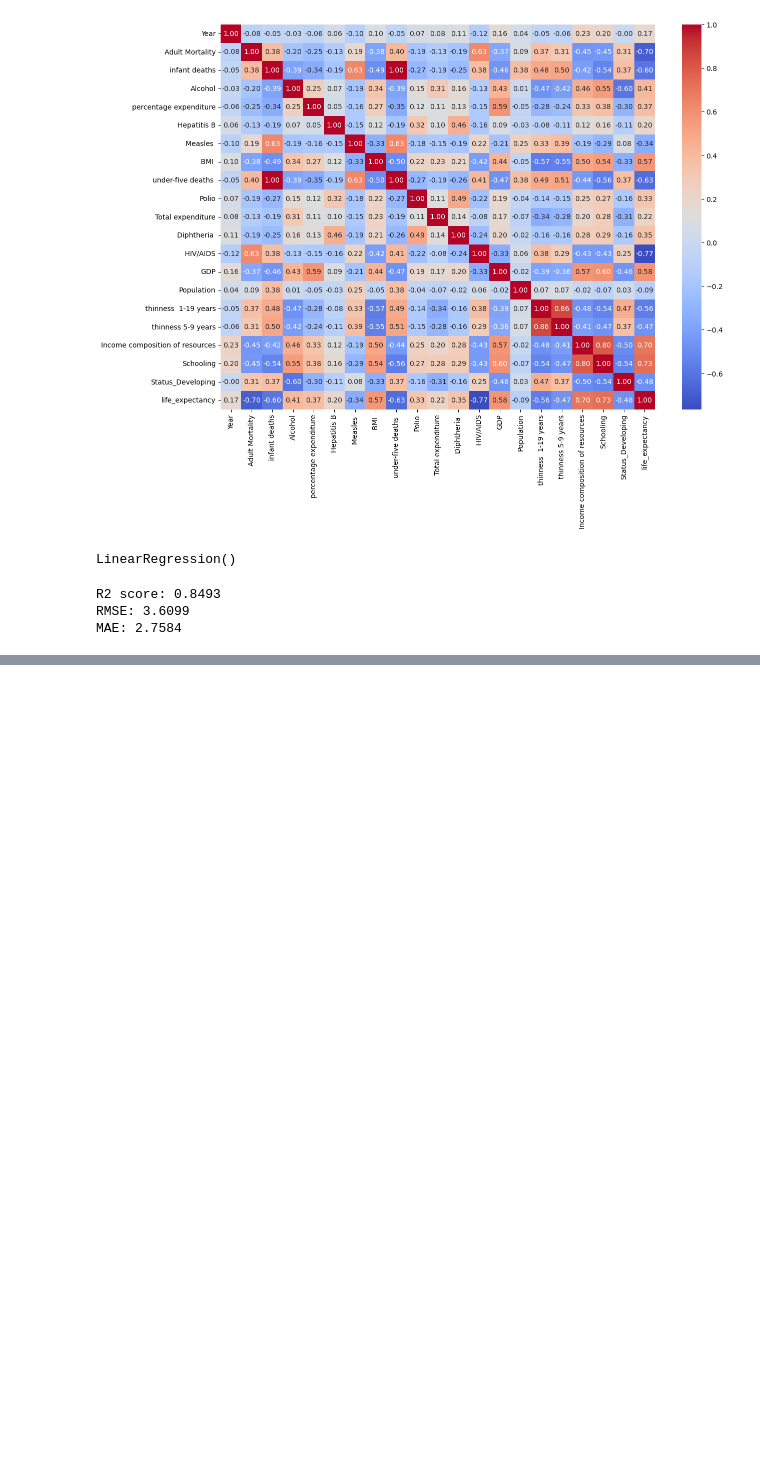
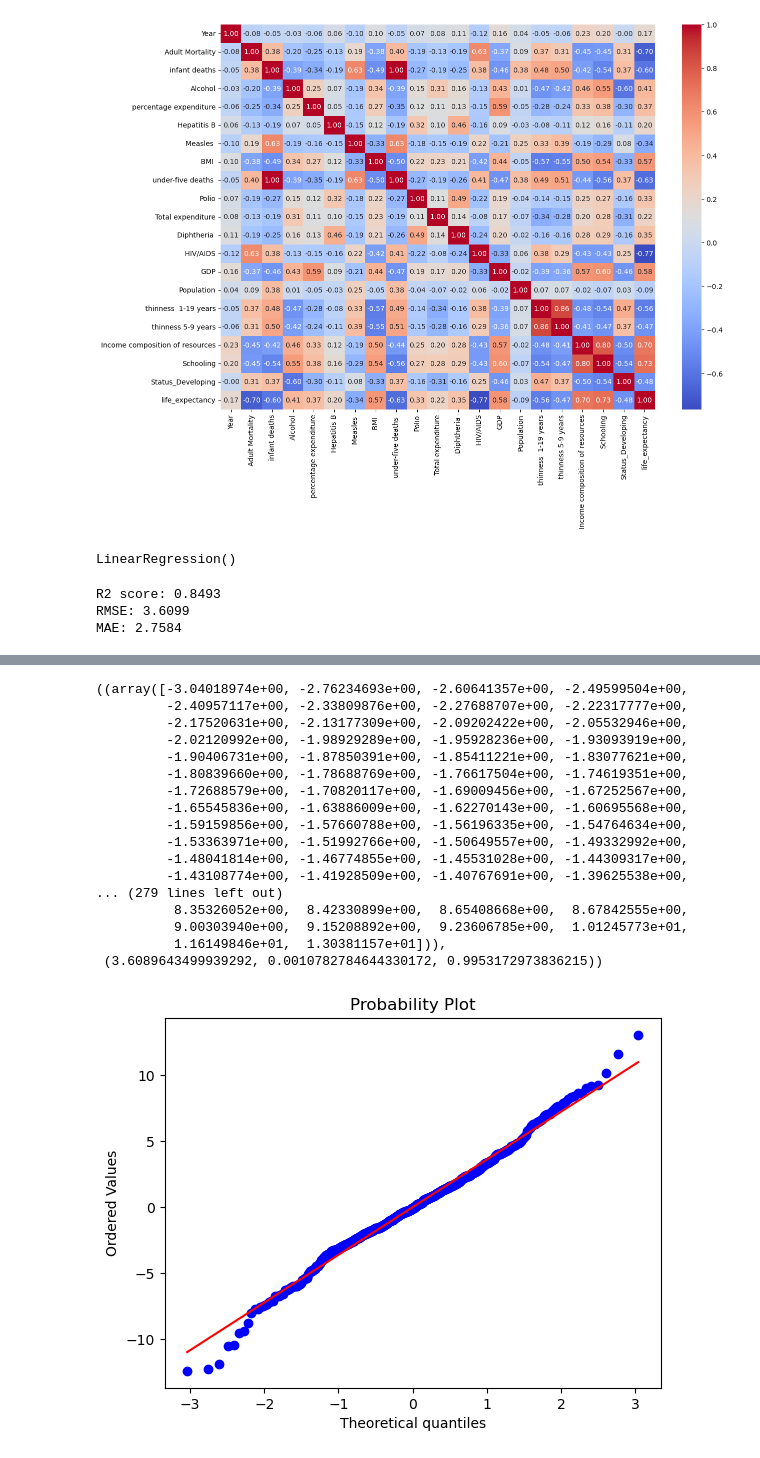
Before and after one commit to flo-shi/Life-Expectancy, a Jupyter notebook: life expectancy.ipynb, the cells around one changed output, grey strips where cells are left out. Saved outputs shown, nothing was run; the diff lists cells and outputs as text; code cells hidden in the pictures; blank space fills up the shorter version.

```diff
--- a/life expectancy.ipynb
+++ b/life expectancy.ipynb
@@ -212,0 +246,23 @@ MAE: 2.7584
+# %%
+import scipy.stats as stats
+
+stats.probplot(residuals, dist="norm", plot=plt)
+# %% [output]
+((array([-3.04018974e+00, -2.76234693e+00, -2.60641357e+00, -2.49599504e+00,
+         -2.40957117e+00, -2.33809876e+00, -2.27688707e+00, -2.22317777e+00,
+         -2.17520631e+00, -2.13177309e+00, -2.09202422e+00, -2.05532946e+00,
+         -2.02120992e+00, -1.98929289e+00, -1.95928236e+00, -1.93093919e+00,
+         -1.90406731e+00, -1.87850391e+00, -1.85411221e+00, -1.83077621e+00,
+         -1.80839660e+00, -1.78688769e+00, -1.76617504e+00, -1.74619351e+00,
+         -1.72688579e+00, -1.70820117e+00, -1.69009456e+00, -1.67252567e+00,
+         -1.65545836e+00, -1.63886009e+00, -1.62270143e+00, -1.60695568e+00,
+         -1.59159856e+00, -1.57660788e+00, -1.56196335e+00, -1.54764634e+00,
+         -1.53363971e+00, -1.51992766e+00, -1.50649557e+00, -1.49332992e+00,
+         -1.48041814e+00, -1.46774855e+00, -1.45531028e+00, -1.44309317e+00,
+         -1.43108774e+00, -1.41928509e+00, -1.40767691e+00, -1.39625538e+00,
+... (279 lines left out)
+          8.35326052e+00,  8.42330899e+00,  8.65408668e+00,  8.67842555e+00,
+          9.00303940e+00,  9.15208892e+00,  9.23606785e+00,  1.01245773e+01,
+          1.16149846e+01,  1.30381157e+01])),
+ (3.6089643499939292, 0.0010782784644330172, 0.9953172973836215))
+[figure, added]
```
Also changed, not shown: parts of 2 cells of this notebook.
